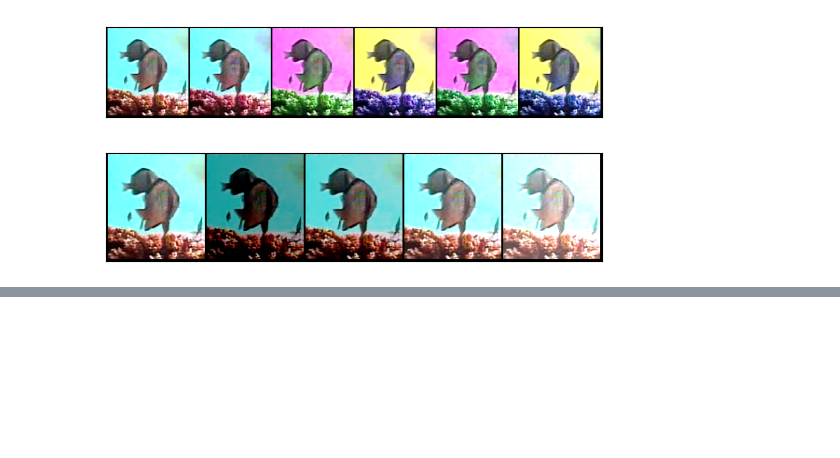
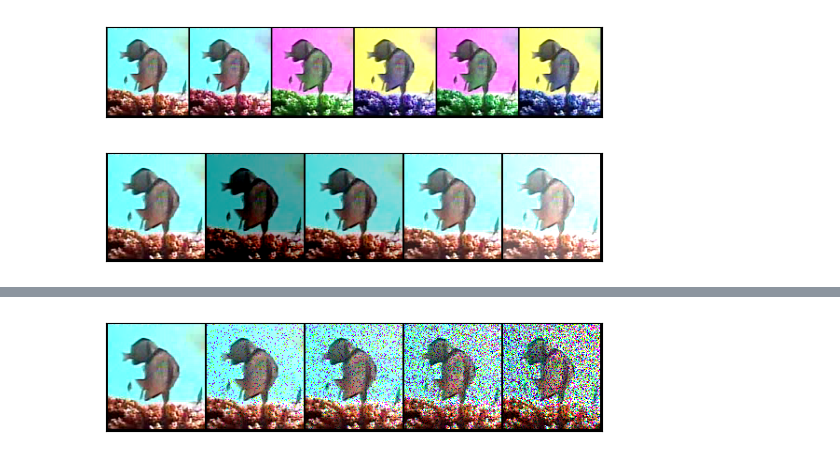
Before and after one commit to krittin-kulrat/MaskAugFish, a Jupyter notebook: demo/augmentation.ipynb, the cells around one changed output, grey strips where cells are left out. Cells and saved outputs as stored; diff of their text form; code cells hidden in the pictures; blank space fills up the shorter version.

```diff
--- a/demo/augmentation.ipynb
+++ b/demo/augmentation.ipynb
@@ -109,0 +120,10 @@ show(grid)
+# %%
+image_list = [image]
+for p in [0.05, 0.1, 0.2, 0.3]:
+    transform = augmentation.dropout_transform(prob=1, dropout_prob=p)
+    augmented_image = transform(image)
+    image_list.append(augmented_image)
+grid = tv.utils.make_grid(image_list, nrow=5)
+show(grid)
+# %% [output]
+[figure, added]
```
Also changed, not shown: parts of 5 cells of this notebook, 5 other files.
